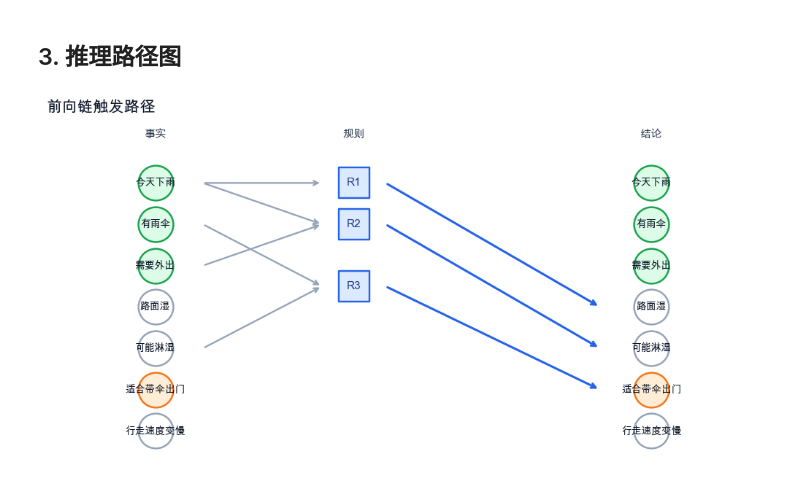
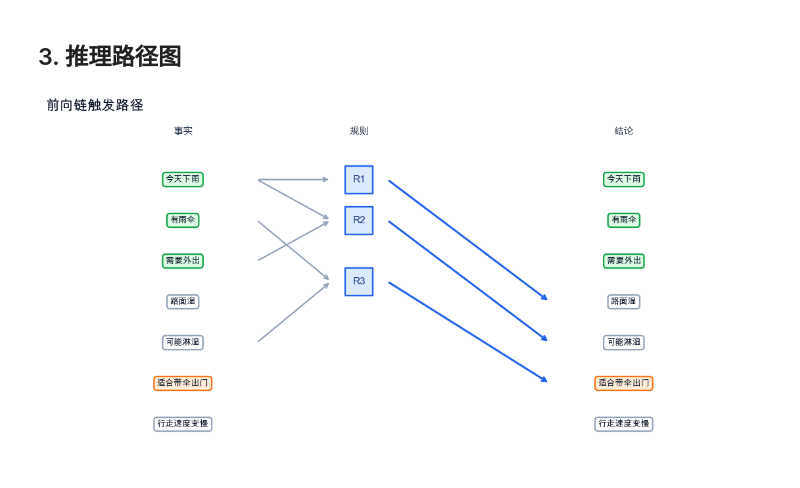
Before and after one commit to zhesun-0209/ai-thinking-labs, a Jupyter notebook: notebooks/ch06_forward_backward_chain.ipynb, the cells around one changed output. Saved outputs shown, nothing was run; the diff lists cells and outputs as text; code cells hidden in the pictures.

Commit message:
Improve ch06 rule flow diagram readability

```diff
--- a/notebooks/ch06_forward_backward_chain.ipynb
+++ b/notebooks/ch06_forward_backward_chain.ipynb
@@ -228,8 +228,26 @@ def draw_rule_flow(initial_facts, rules, trace, title):
     ))
     y_lookup = {fact: i for i, fact in enumerate(reversed(fact_order))}
 
-    fig, ax = plt.subplots(figsize=(9.2, 4.8))
+    fig, ax = plt.subplots(figsize=(10.2, 5.2))
     ax.set_facecolor("#fbfcfd")
+
+    def draw_fact_node(x, y, text, face, edge):
+        ax.text(
+            x,
+            y,
+            text,
+            ha="center",
+            va="center",
+            fontsize=8.6,
+            color="#0f172a",
+            zorder=4,
+            bbox={
+                "boxstyle": "round,pad=0.34",
+                "fc": face,
+                "ec": edge,
+                "lw": 1.5,
+            },
+        )
 
     for rule in rules:
         if rule["id"] not in used_rules:
@@ -242,39 +260,37 @@ def draw_rule_flow(initial_facts, rules, trace, title):
             ax.annotate(
                 "",
                 xy=(rx - 0.16, ry),
-                xytext=(0.24, y_lookup[fact]),
+                xytext=(0.42, y_lookup[fact]),
                 arrowprops={"arrowstyle": "->", "color": "#94a3b8", "lw": 1.5},
             )
         ax.annotate(
             "",
-            xy=(2.24, y_lookup[rule["then"]]),
+            xy=(2.08, y_lookup[rule["then"]]),
             xytext=(rx + 0.16, ry),
             arrowprops={"arrowstyle": "->", "color": "#2563eb", "lw": 2.0},
         )
 
     for fact, y in y_lookup.items():
         is_initial = fact in initial_facts
         is_goal = fact == goal
         color = "#dcfce7" if is_initial else "#ffffff"
         edge = "#16a34a" if is_initial else "#94a3b8"
         if is_goal:
             color, edge = "#ffedd5", "#f97316"
-        ax.scatter(0, y, s=980, color=color, edgecolor=edge, linewidth=1.6, zorder=3)
-        ax.scatter(2.5, y, s=980, color=color, edgecolor=edge, linewidth=1.6, zorder=3)
-        ax.text(0, y, fact, ha="center", va="center", fontsize=9, color="#0f172a", zorder=4)
-        ax.text(2.5, y, fact, ha="center", va="center", fontsize=9, color="#0f172a", zorder=4)
+        draw_fact_node(0, y, fact, color, edge)
+        draw_fact_node(2.5, y, fact, color, edge)
 
     ax.text(0, len(y_lookup) + 0.1, "事实", ha="center", fontweight="bold", color="#334155")
     ax.text(1.0, len(y_lookup) + 0.1, "规则", ha="center", fontweight="bold", color="#334155")
     ax.text(2.5, len(y_lookup) + 0.1, "结论", ha="center", fontweight="bold", color="#334155")
     ax.set_title(title, loc="left", fontsize=14, fontweight="bold", color="#0f172a")
-    ax.set_xlim(-0.55, 3.05)
+    ax.set_xlim(-0.78, 3.28)
     ax.set_ylim(-0.75, len(y_lookup) + 0.55)
     ax.axis("off")
     plt.tight_layout()
     plt.show()
 
 
 draw_rule_flow(initial_facts, rules, forward_trace, "前向链触发路径")
 # %% [output]
-[figure, old version]
+[figure, new version]
```
Also changed, not shown: 2 other files.
